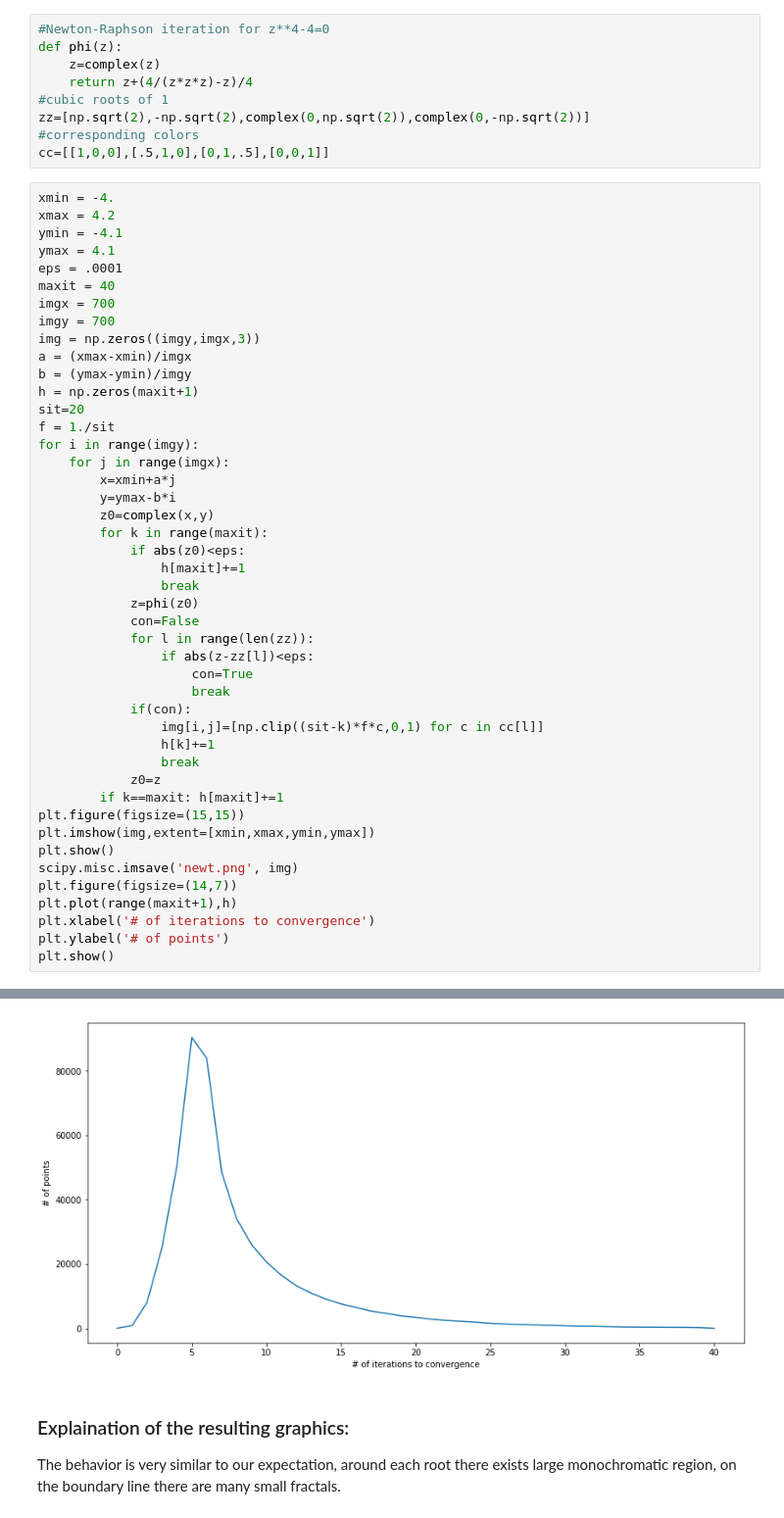
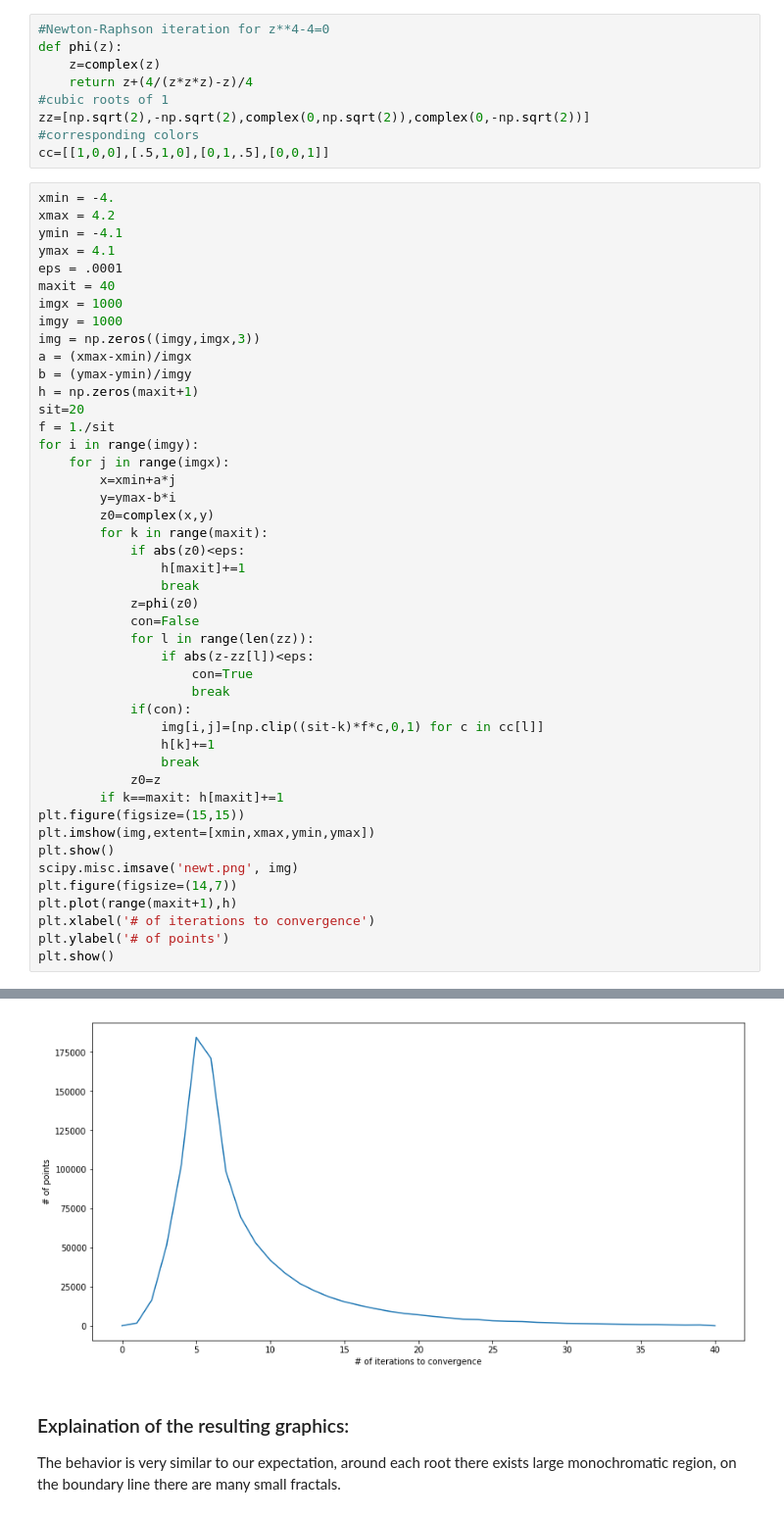
Before and after one commit to ShenshunYao/Math387-Numerical-analysis-Lab-assignment, a Jupyter notebook: newton.ipynb, the cells around one changed output, grey strips where cells are left out. Shown at 98% size. Saved outputs shown, nothing was run; the diff lists cells and outputs as text.

```diff
--- a/newton.ipynb
+++ b/newton.ipynb
@@ -153,8 +153,8 @@ ymin = -4.1
 ymax = 4.1
 eps = .0001
 maxit = 40
-imgx = 700
-imgy = 700
+imgx = 1000
+imgy = 1000
 img = np.zeros((imgy,imgx,3))
 a = (xmax-xmin)/imgx
 b = (ymax-ymin)/imgy
@@ -166,34 +166,34 @@ for i in range(imgy):
         x=xmin+a*j
         y=ymax-b*i
         z0=complex(x,y)
         for k in range(maxit):
             if abs(z0)<eps:
                 h[maxit]+=1
                 break
             z=phi(z0)
             con=False
             for l in range(len(zz)):
                 if abs(z-zz[l])<eps:
                     con=True
                     break
             if(con):
                 img[i,j]=[np.clip((sit-k)*f*c,0,1) for c in cc[l]]
                 h[k]+=1
                 break
             z0=z
         if k==maxit: h[maxit]+=1
 plt.figure(figsize=(15,15))
 plt.imshow(img,extent=[xmin,xmax,ymin,ymax])
 plt.show()
 scipy.misc.imsave('newt.png', img)
 plt.figure(figsize=(14,7))
 plt.plot(range(maxit+1),h)
 plt.xlabel('# of iterations to convergence')
 plt.ylabel('# of points')
 plt.show()
 # %% [output]
 [figure]
-[figure, old version]
+[figure, new version]
 # %% [markdown]
 ### Explaination of the resulting graphics:
 The behavior is very similar to our expectation, around each root there exists large monochromatic region, on the boundary line there are many small fractals.
```
Also changed, not shown: parts of 8 cells of this notebook, 1 other file.
